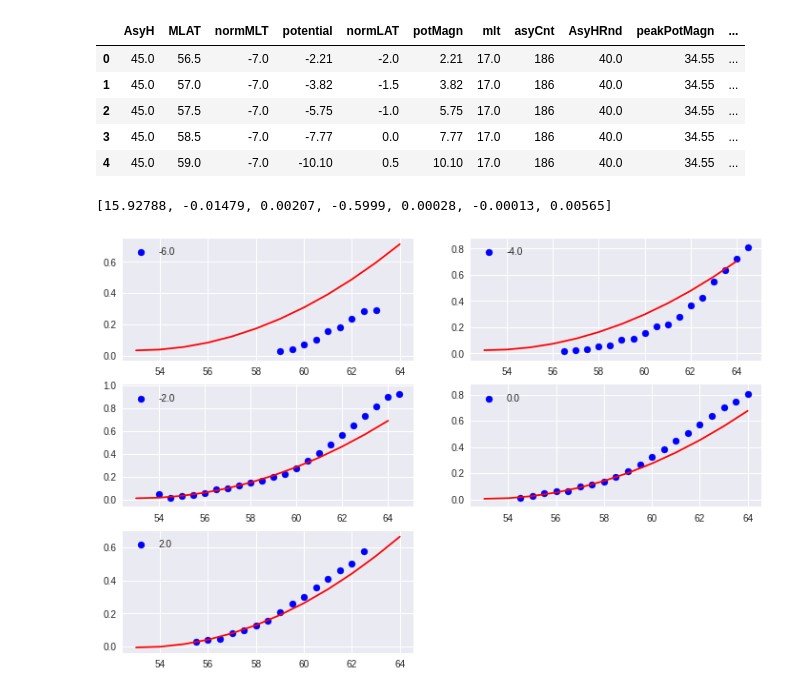
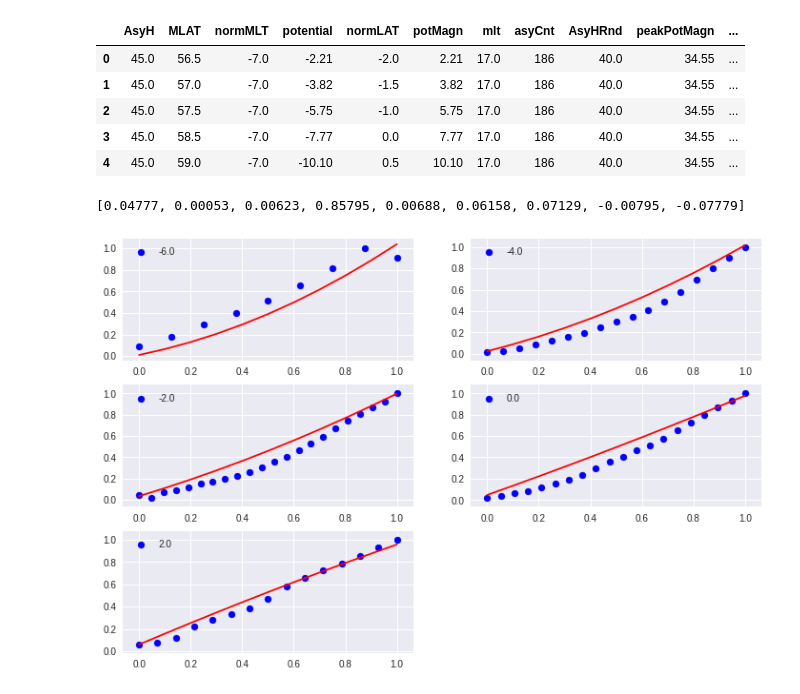
Before and after one commit to bharatreddy/indsvels, a Jupyter notebook: ipy/pot_MLAT_test.ipynb, the cells around one changed output. Saved outputs shown, nothing was run; the diff lists cells and outputs as text; code cells hidden in the pictures.

```diff
--- a/ipy/pot_MLAT_test.ipynb
+++ b/ipy/pot_MLAT_test.ipynb
@@ -55,9 +83,10 @@ mlatMLTPotDF["testMLAT"] = numpy.abs( mlatMLTPotDF["MLAT"] - mlatMLTPotDF["MLAT"
 # To estimate MLAT variations we
 # fit a polynomial function!
 def mlat_mlt_fit_func((mlat, normMLT, asy),\
-            c0_a, c0_b, c0_c, c1_a, c1_b, c1_c, c2):
+            c0_a, c0_b, c0_c, c1_a, c1_b, c1_c, c2_a, c2_b, c2_c):
     c0 = c0_a + c0_b * asy + c0_c*normMLT
     c1 = c1_a + c1_b * asy + c1_c*normMLT
+    c2 = c2_a + c2_b * asy + c2_c*normMLT
     return c0 + c1*mlat + c2*numpy.square(mlat)
 
 # def mlat_mlt_fit_func((mlat, normMLT, asy),\
@@ -68,9 +97,9 @@ def mlat_mlt_fit_func((mlat, normMLT, asy),\
 #     return c0 + c1*numpy.exp( mlat*c2 )
 # %%
 poptMlatMLTPot, pcovMlatMLTPot = curve_fit(mlat_mlt_fit_func,\
-                               (mlatMLTPotDF['MLAT'].T,\
+                               (mlatMLTPotDF['normMLAT'].T,\
                                 mlatMLTPotDF['normMLT'].T, mlatMLTPotDF['AsyHRnd'].T),\
-                               mlatMLTPotDF['normPot'], p0=(1., 1., 1., 1., 1., 1., 1.))
+                               mlatMLTPotDF['normPot'], p0=(1., 1., 1., 1., 1., 1., 1., 1., 1.))
 poptMlatMLTPot = [ round(x,5) for x in poptMlatMLTPot ]
 print poptMlatMLTPot
 
@@ -81,13 +110,14 @@ predNormMltArr = []
 
 for currAsy in mlatMLTPotDF["AsyHRnd"].unique():
     for currNMLT in mlatMLTPotDF["normMLT"].unique():
-        for cpMlat in range(53,65,1):
+        for cpMlat in numpy.arange(0,1.1,0.1):
             predMlatArr.append( cpMlat )
             predAsyArr.append( currAsy )
             predNormMltArr.append( currNMLT )
             # Fit params
             predPotArr.append( mlat_mlt_fit_func(\
-                                        (cpMlat, currNMLT, currAsy), *poptMlatMLTPot) )
+                                        (cpMlat, currNMLT,\
+                                         currAsy), *poptMlatMLTPot) )
 
 
 predMlatMLTPotDF = pandas.DataFrame({
@@ -97,28 +127,28 @@ predMlatMLTPotDF = pandas.DataFrame({
                 "predNormMlt" : predNormMltArr
                 })
 # %% [output]
-[15.92788, -0.01479, 0.00207, -0.5999, 0.00028, -0.00013, 0.00565]
+[0.04777, 0.00053, 0.00623, 0.85795, 0.00688, 0.06158, 0.07129, -0.00795, -0.07779]
 # %%
 normMLTList = potDF["normMLT"].unique()[1::2]
 selAsy = 0.
 
 
 f = plt.figure(figsize=(12, 8))
 ax = []
 ax.append( f.add_subplot(3,2,1) )
 ax.append( f.add_subplot(3,2,2) )
 ax.append( f.add_subplot(3,2,3) )
 ax.append( f.add_subplot(3,2,4) )
 ax.append( f.add_subplot(3,2,5) )
 
 for mind, currMLT in enumerate(normMLTList):
     subDF1 = mlatMLTPotDF[ (mlatMLTPotDF["normMLT"] == currMLT)&\
                               (mlatMLTPotDF["AsyHRnd"] == selAsy) ]
     subDF2a = predMlatMLTPotDF[ (predMlatMLTPotDF["predNormMlt"] == currMLT) &\
                               (predMlatMLTPotDF["predAsy"] == selAsy) ]
 
-    ax[mind].scatter( subDF1["MLAT"].values, subDF1["normPot"].values, c="b", label=str(currMLT) )
+    ax[mind].scatter( subDF1["normMLAT"].values, subDF1["normPot"].values, c="b", label=str(currMLT) )
     ax[mind].plot( subDF2a["predMLAT"].values, subDF2a["predPot"].values, c="r")
     ax[mind].legend()
 # %% [output]
-[figure, old version]
+[figure, new version]
```
Also changed, not shown: parts of 3 cells of this notebook, 6 other files.
